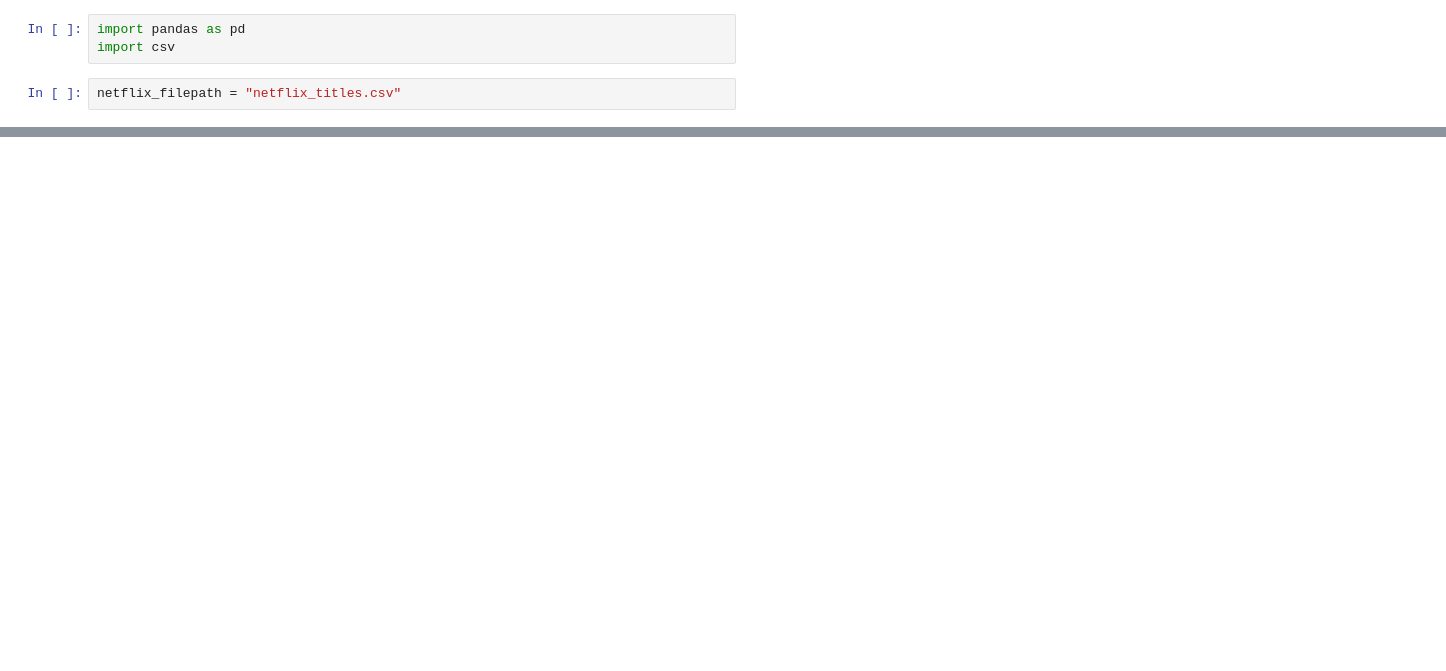
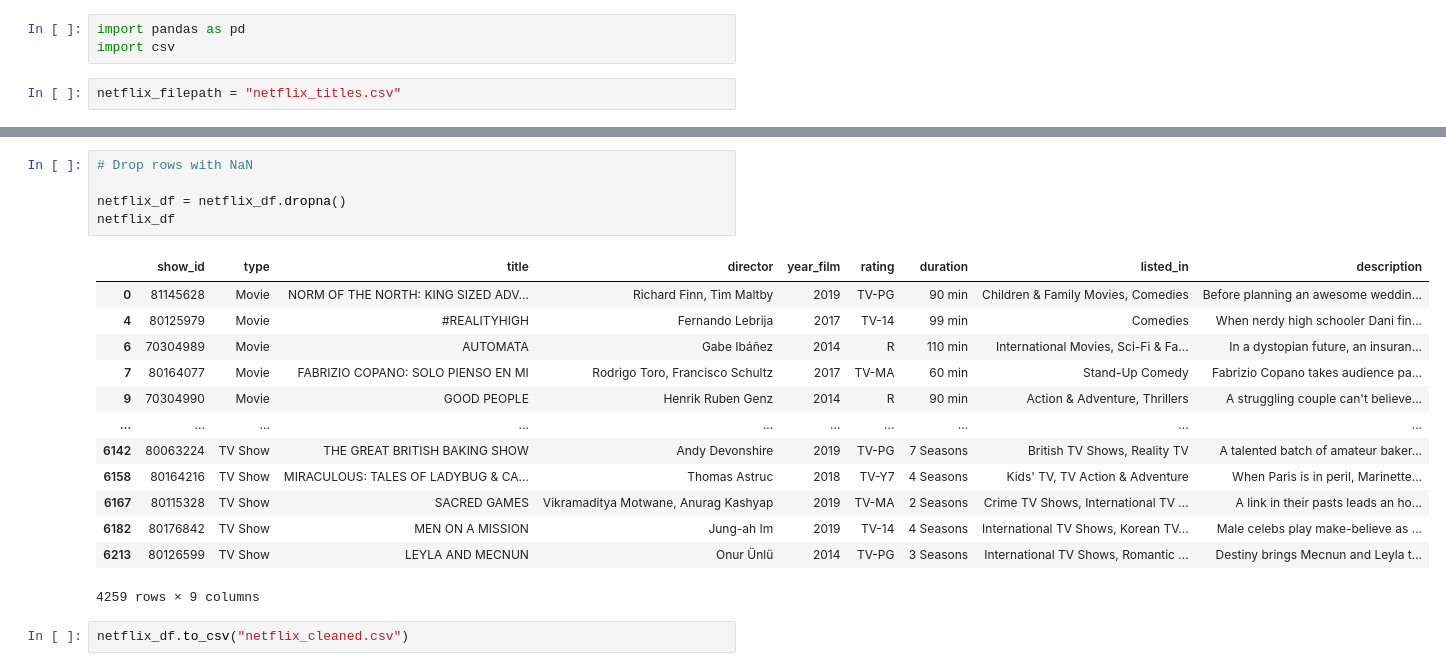
Before and after one commit to kyranduncan/Netflix_Presents_Golden_Globe_Winners, a Jupyter notebook: Netflix_Data.ipynb, the cells around one changed output, grey strips where cells are left out. Cells and saved outputs as stored; diff of their text form; blank space fills up the shorter version.

```diff
--- a/Netflix_Data.ipynb
+++ b/Netflix_Data.ipynb
@@ -59,0 +80,21 @@ netflix_df
+# %%
+# Drop rows with NaN
+
+netflix_df = netflix_df.dropna()
+netflix_df
+# %% [output]
+|  | show_id | type | title | director | year_film | rating | duration | listed_in | description |
+| 0 | 81145628 | Movie | NORM OF THE NORTH: KING SIZED ADV... | Richard Finn, Tim Maltby | 2019 | TV-PG | 90 min | Children & Family Movies, Comedies | Before planning an awesome weddin... |
+| 4 | 80125979 | Movie | #REALITYHIGH | Fernando Lebrija | 2017 | TV-14 | 99 min | Comedies | When nerdy high schooler Dani fin... |
+| 6 | 70304989 | Movie | AUTOMATA | Gabe Ibáñez | 2014 | R | 110 min | International Movies, Sci-Fi & Fa... | In a dystopian future, an insuran... |
+| 7 | 80164077 | Movie | FABRIZIO COPANO: SOLO PIENSO EN MI | Rodrigo Toro, Francisco Schultz | 2017 | TV-MA | 60 min | Stand-Up Comedy | Fabrizio Copano takes audience pa... |
+| 9 | 70304990 | Movie | GOOD PEOPLE | Henrik Ruben Genz | 2014 | R | 90 min | Action & Adventure, Thrillers | A struggling couple can't believe... |
+| ... | ... | ... | ... | ... | ... | ... | ... | ... | ... |
+| 6142 | 80063224 | TV Show | THE GREAT BRITISH BAKING SHOW | Andy Devonshire | 2019 | TV-PG | 7 Seasons | British TV Shows, Reality TV | A talented batch of amateur baker... |
+| 6158 | 80164216 | TV Show | MIRACULOUS: TALES OF LADYBUG & CA... | Thomas Astruc | 2018 | TV-Y7 | 4 Seasons | Kids' TV, TV Action & Adventure | When Paris is in peril, Marinette... |
+| 6167 | 80115328 | TV Show | SACRED GAMES | Vikramaditya Motwane, Anurag Kashyap | 2019 | TV-MA | 2 Seasons | Crime TV Shows, International TV ... | A link in their pasts leads an ho... |
+| 6182 | 80176842 | TV Show | MEN ON A MISSION | Jung-ah Im | 2019 | TV-14 | 4 Seasons | International TV Shows, Korean TV... | Male celebs play make-believe as ... |
+| 6213 | 80126599 | TV Show | LEYLA AND MECNUN | Onur Ünlü | 2014 | TV-PG | 3 Seasons | International TV Shows, Romantic ... | Destiny brings Mecnun and Leyla t... |
+4259 rows × 9 columns
+# %%
+netflix_df.to_csv("netflix_cleaned.csv")
```
Also changed, not shown: parts of 7 cells of this notebook, 1 other file.
